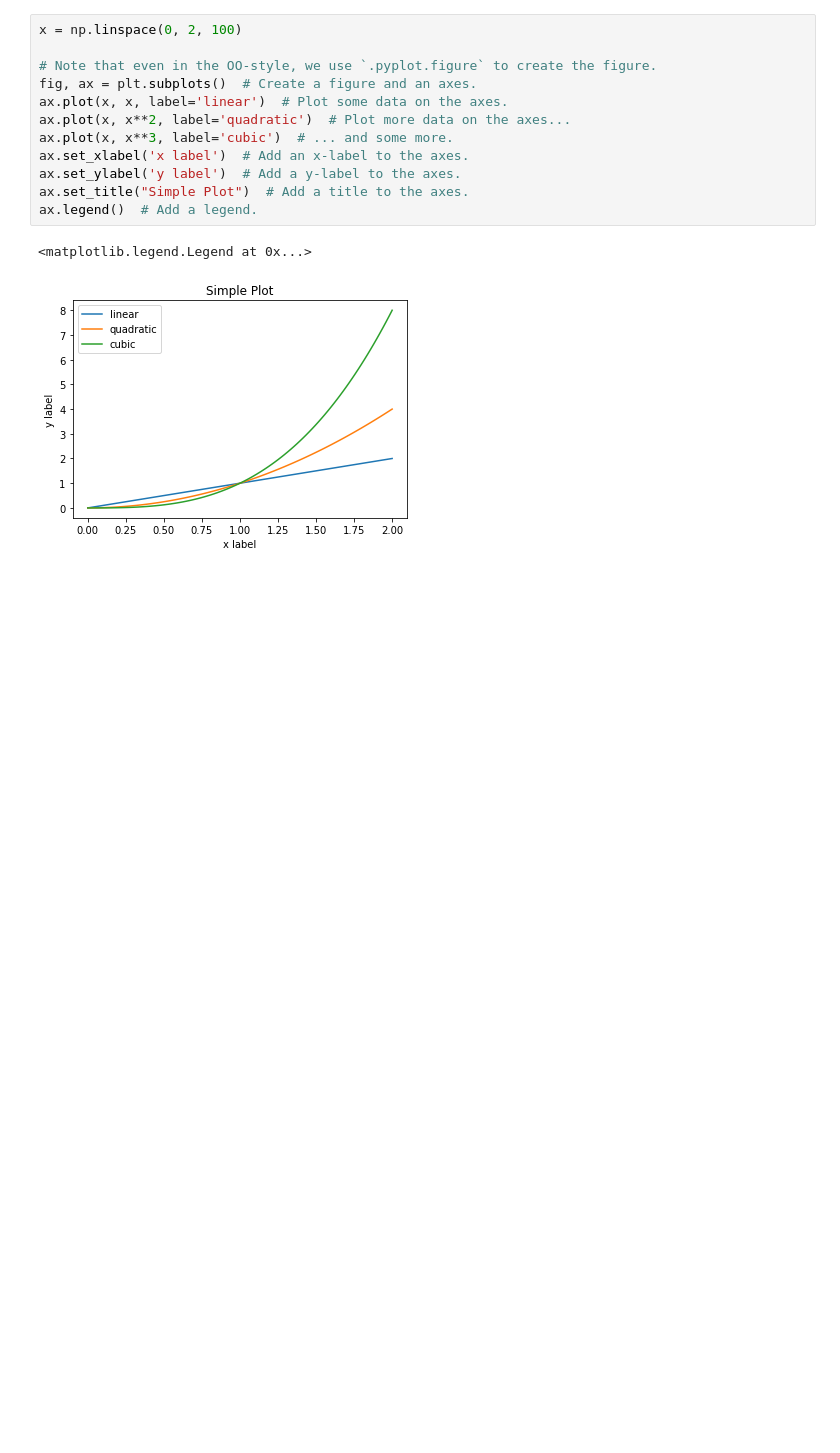
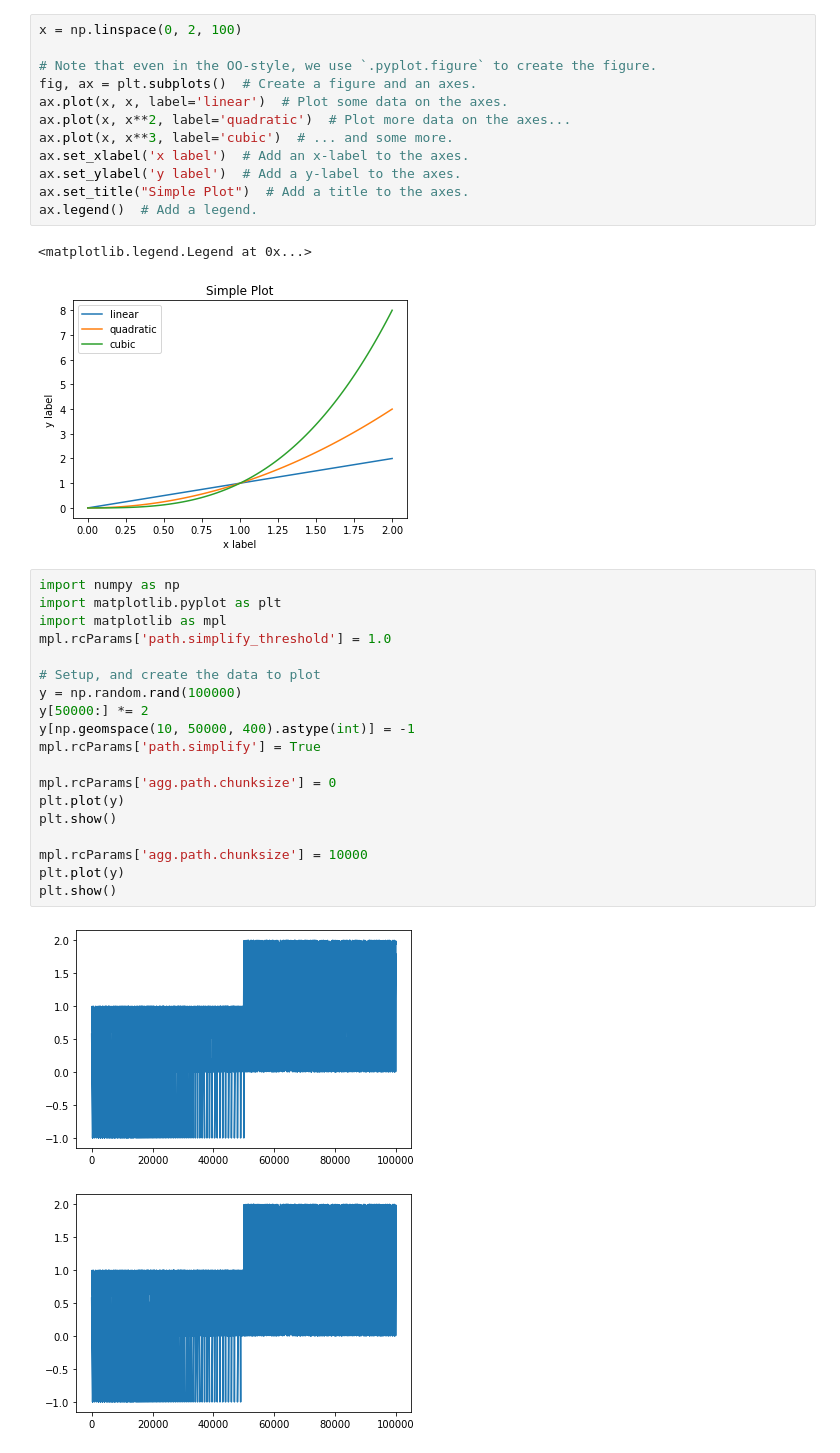
Before and after one commit to Abhishek18jha/OtherModulesofPython, a Jupyter notebook: Matplots1.ipynb, the cells around one changed output. Drawn from its saved outputs; the diff is of its cells as text; blank space fills up the shorter version.

```diff
--- a/Matplots1.ipynb
+++ b/Matplots1.ipynb
@@ -56,3 +56,25 @@ ax.legend()  # Add a legend.
 # %% [output]
 <matplotlib.legend.Legend at 0x...>
 [figure]
+# %%
+import numpy as np
+import matplotlib.pyplot as plt
+import matplotlib as mpl
+mpl.rcParams['path.simplify_threshold'] = 1.0
+
+# Setup, and create the data to plot
+y = np.random.rand(100000)
+y[50000:] *= 2
+y[np.geomspace(10, 50000, 400).astype(int)] = -1
+mpl.rcParams['path.simplify'] = True
+
+mpl.rcParams['agg.path.chunksize'] = 0
+plt.plot(y)
+plt.show()
+
+mpl.rcParams['agg.path.chunksize'] = 10000
+plt.plot(y)
+plt.show()
+# %% [output]
+[figure, added]
+[figure, added]
```
